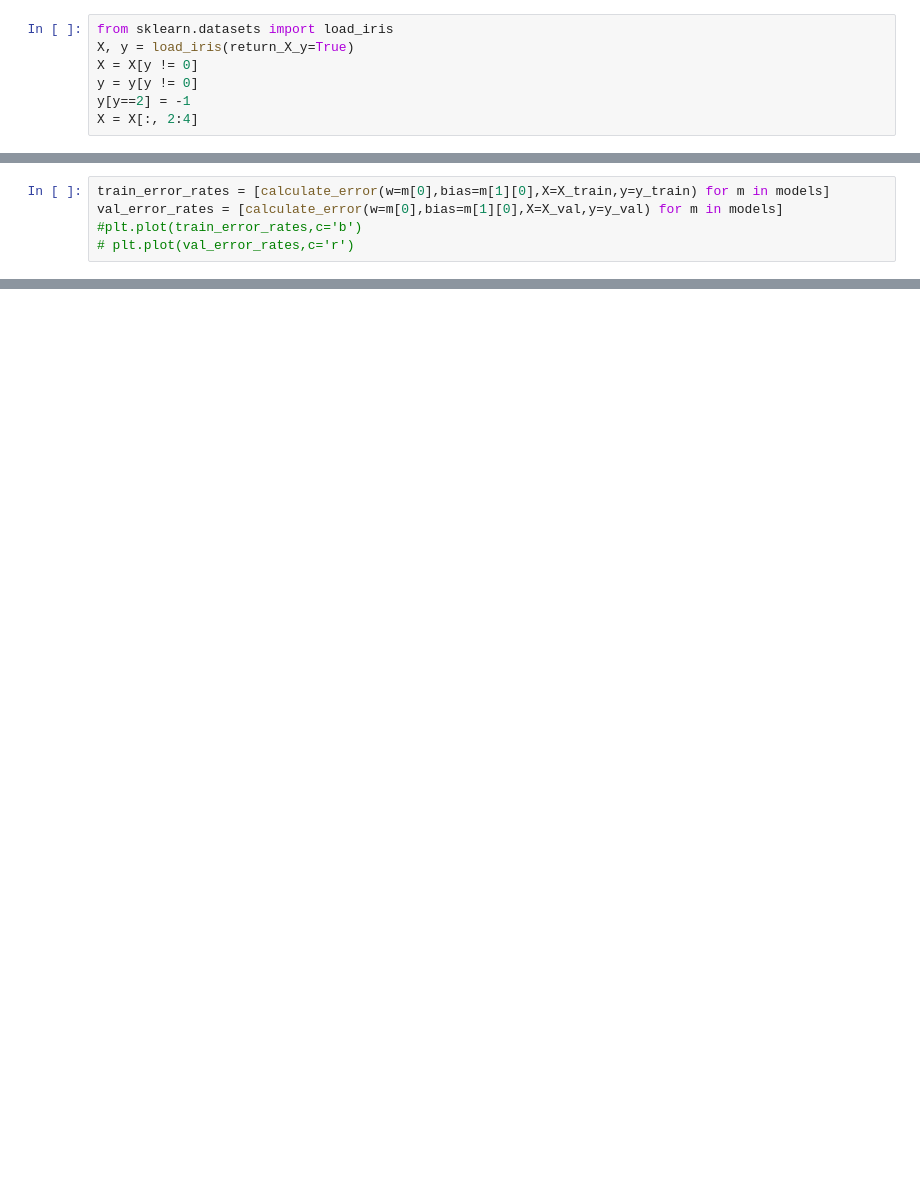
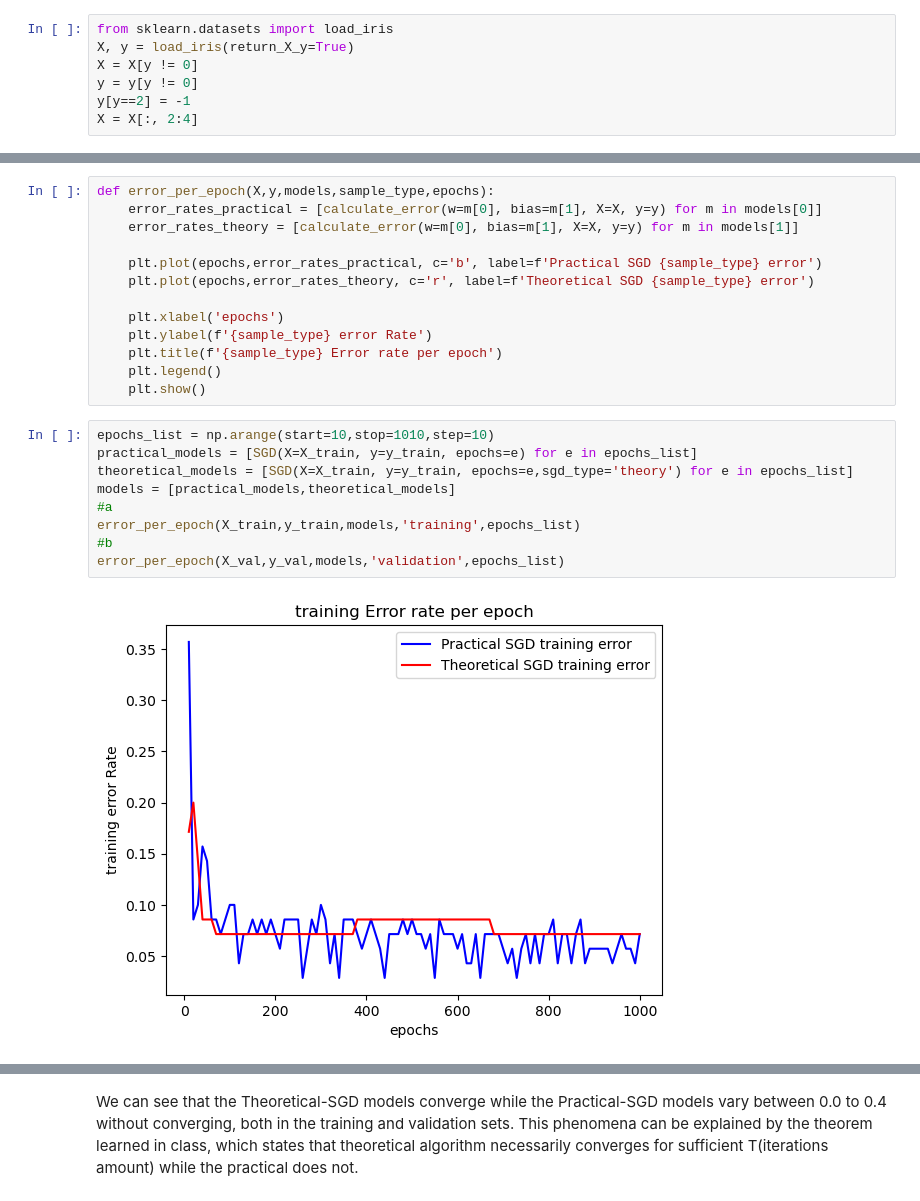
Before and after one commit to yogev-namir/ML1_SGD, a Jupyter notebook: Q2.ipynb, the cells around one changed output, grey strips where cells are left out. Saved outputs shown, nothing was run; the diff lists cells and outputs as text; blank space fills up the shorter version.

```diff
--- a/Q2.ipynb
+++ b/Q2.ipynb
@@ -72,5 +100,24 @@ models = [SGD(X=X_train, y=y_train, lam=l) for l in lam_list]
 # %%
-train_error_rates = [calculate_error(w=m[0],bias=m[1][0],X=X_train,y=y_train) for m in models]
-val_error_rates = [calculate_error(w=m[0],bias=m[1][0],X=X_val,y=y_val) for m in models]
-#plt.plot(train_error_rates,c='b')
-# plt.plot(val_error_rates,c='r')
+def error_per_epoch(X,y,models,sample_type,epochs):
+    error_rates_practical = [calculate_error(w=m[0], bias=m[1], X=X, y=y) for m in models[0]]
+    error_rates_theory = [calculate_error(w=m[0], bias=m[1], X=X, y=y) for m in models[1]]
+
+    plt.plot(epochs,error_rates_practical, c='b', label=f'Practical SGD {sample_type} error')
+    plt.plot(epochs,error_rates_theory, c='r', label=f'Theoretical SGD {sample_type} error')
+
+    plt.xlabel('epochs')
+    plt.ylabel(f'{sample_type} error Rate')
+    plt.title(f'{sample_type} Error rate per epoch')
+    plt.legend()
+    plt.show()
+# %%
+epochs_list = np.arange(start=10,stop=1010,step=10)
+practical_models = [SGD(X=X_train, y=y_train, epochs=e) for e in epochs_list]
+theoretical_models = [SGD(X=X_train, y=y_train, epochs=e,sgd_type='theory') for e in epochs_list]
+models = [practical_models,theoretical_models]
+#a
+error_per_epoch(X_train,y_train,models,'training',epochs_list)
+#b
+error_per_epoch(X_val,y_val,models,'validation',epochs_list)
+# %% [output]
+[figure, added]
@@ -76,0 +125,5 @@ val_error_rates = [calculate_error(w=m[0],bias=m[1][0],X=X_val,y=y_val) for m in
+# %% [markdown]
+We can see that the Theoretical-SGD models converge while the Practical-SGD models
+vary between 0.0 to 0.4 without converging, both in the training and validation sets.
+This phenomena can be explained by the theorem learned in class, which states that theoretical algorithm
+necessarily converges for sufficient T(iterations amount) while the practical does not.
```
Also changed, not shown: parts of 8 cells of this notebook, 2 other files.
